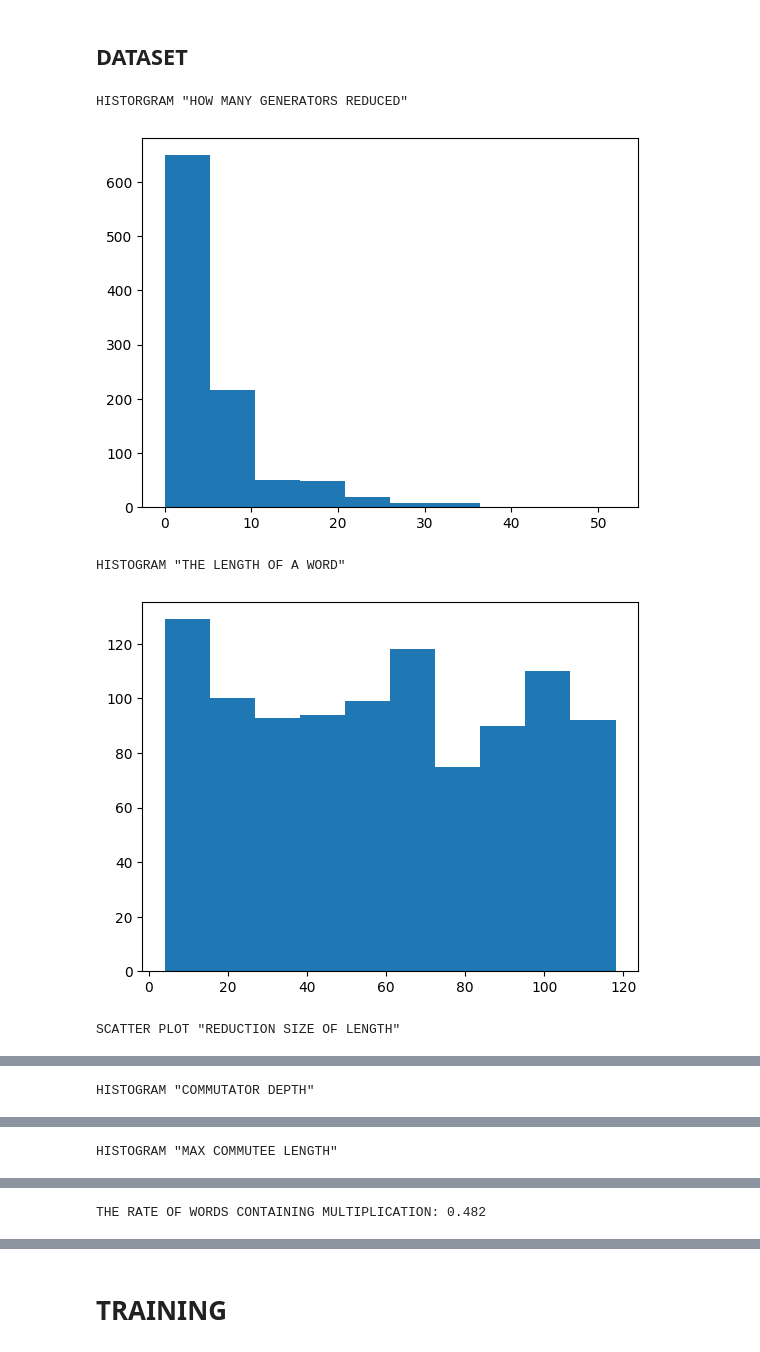
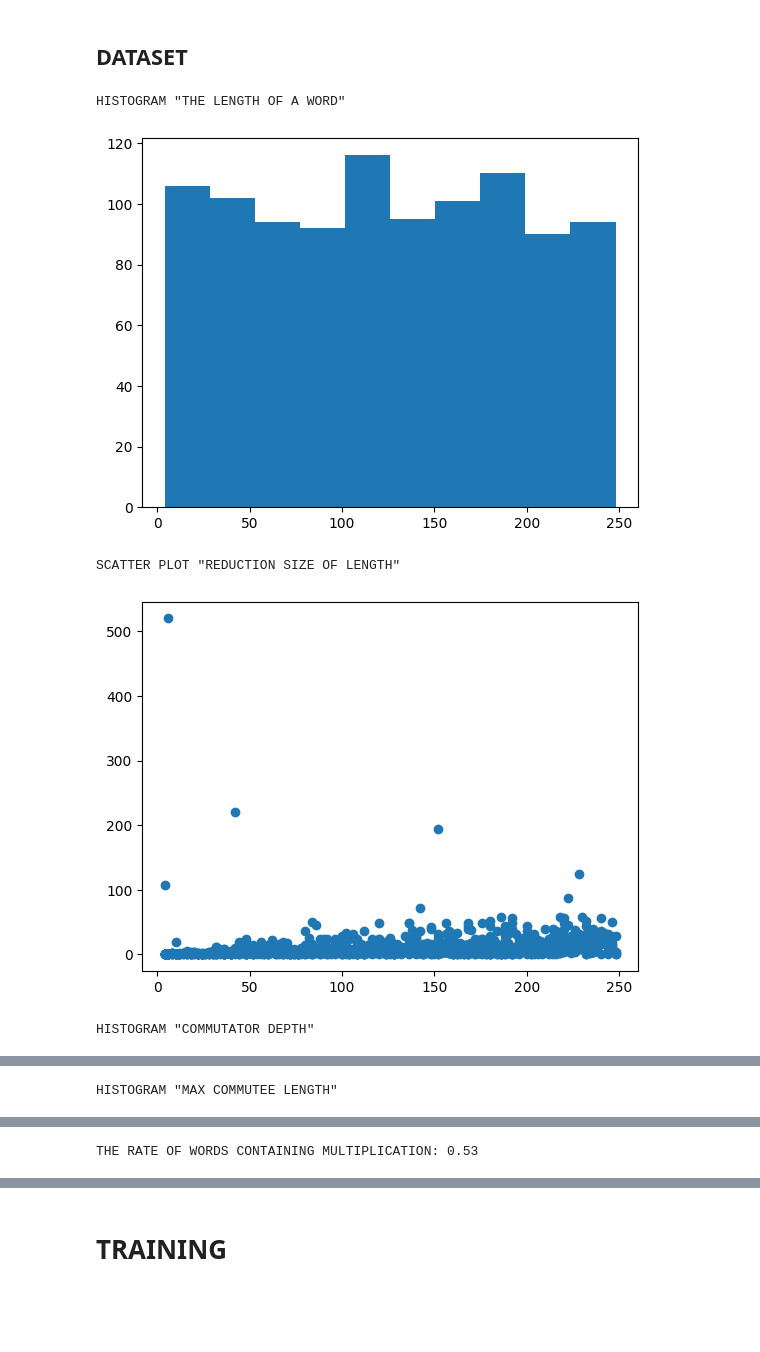
Before and after one commit to dmivilensky/Sampling-from-homotopy-groups-of-spheres, a Jupyter notebook: commutator-translator/main.ipynb, the cells around one changed output, grey strips where cells are left out. Saved outputs shown, nothing was run; the diff lists cells and outputs as text; code cells hidden in the pictures; blank space fills up the shorter version.

Commit message:
Update commutator-translator

```diff
--- a/commutator-translator/main.ipynb
+++ b/commutator-translator/main.ipynb
@@ -399,6 +124,8 @@ generator = map(lambda p: tuple(map(to_tokenizer, p)), generator)
 
 visualize = list(smp.take_unique(1000, generator, verbose=True))
 # %%
+from freegroup.commutators import Visitor
+
 class FindMultiplication(Visitor):
     def visit_word(self, word):
         return False
@@ -409,6 +136,9 @@ class FindMultiplication(Visitor):
     def visit_mult(self, mult):
         return True
 
+find_multiplication = FindMultiplication()
+
+
 class MaxCommuteeLength(Visitor):
     def visit_word(self, word):
         return len(word)
@@ -418,48 +148,61 @@ class MaxCommuteeLength(Visitor):
 
     def visit_mult(self, mult):
         return max(super().visit_mult(mult))
+
+max_commutee_length = MaxCommuteeLength()
+
+
+class CalculateDepth(Visitor):
+    def visit_word(self, word):
+        return 0
+
+    def visit_commutator(self, commutator):
+        return max(super().visit_commutator(commutator)) + 1
+
+    def visit_mult(self, mult):
+        return max(super().visit_mult(mult)) + 1
+
+calculate_depth = CalculateDepth()
 # %%
+from freegroup.commutators import from_tokenizer
+
 from matplotlib import pyplot as plt
 from itertools import islice
 
 freegroups = list(map(lambda x: from_tokenizer(x[0]), visualize))
 commutators = list(map(lambda x: from_tokenizer(x[1]), visualize))
-
-print('HISTORGRAM "HOW MANY GENERATORS REDUCED"')
-
-diffs = list(map(lambda x: len(to_freegroup(x[1])) - len(x[0]), zip(freegroups, commutators)))
-plt.hist(diffs)
-plt.show()
 
 print('HISTOGRAM "THE LENGTH OF A WORD"')
 
 lens = list(map(len, freegroups))
 plt.hist(lens)
 plt.show()
 
 print('SCATTER PLOT "REDUCTION SIZE OF LENGTH"')
 
+diffs = list(map(lambda x: len(to_freegroup(x[1])) - len(x[0]), zip(freegroups, commutators)))
+
 plt.scatter(lens, diffs)
 plt.show()
 
 print('HISTOGRAM "COMMUTATOR DEPTH"')
 
 from numpy import arange
 
 depths = list(map(calculate_depth, commutators))
-plt.hist(depths, arange(1, 5 + 1.5) - 0.5)
+plt.hist(depths, arange(1, config.max_commutator_depth + 1.5) - 0.5)
 plt.show()
 
 print('HISTOGRAM "MAX COMMUTEE LENGTH"')
 
-lengths = list(map(MaxCommuteeLength(), commutators))
+lengths = list(map(max_commutee_length, commutators))
 plt.hist(lengths, arange(1, 20 + 1.5) - 0.5)
 plt.show()
 
-print(f'THE RATE OF WORDS CONTAINING MULTIPLICATION: {sum(map(FindMultiplication(), commutators)) / len(commutators)}')
+print(f'THE RATE OF WORDS CONTAINING MULTIPLICATION: {sum(map(find_multiplication, commutators)) / len(commutators)}')
 # %% [output]
-HISTORGRAM "HOW MANY GENERATORS REDUCED"
+HISTOGRAM "THE LENGTH OF A WORD"
-[figure, old version]
+[figure, new version]
-HISTOGRAM "THE LENGTH OF A WORD"
+SCATTER PLOT "REDUCTION SIZE OF LENGTH"
-[figure, old version]
+[figure, new version]
-SCATTER PLOT "REDUCTION SIZE OF LENGTH"
+HISTOGRAM "COMMUTATOR DEPTH"
@@ -467 +210 @@ SCATTER PLOT "REDUCTION SIZE OF LENGTH"
-HISTOGRAM "COMMUTATOR DEPTH"
+HISTOGRAM "MAX COMMUTEE LENGTH"
@@ -469 +212 @@ HISTOGRAM "COMMUTATOR DEPTH"
-HISTOGRAM "MAX COMMUTEE LENGTH"
+THE RATE OF WORDS CONTAINING MULTIPLICATION: 0.53
@@ -471,4 +213,3 @@ HISTOGRAM "MAX COMMUTEE LENGTH"
-THE RATE OF WORDS CONTAINING MULTIPLICATION: 0.482
 # %%
 dataset = list(smp.take_unique(int(2 * 10 ** 5), generator, verbose=True))
 # %%
```
Also changed, not shown: parts of 29 cells of this notebook.
